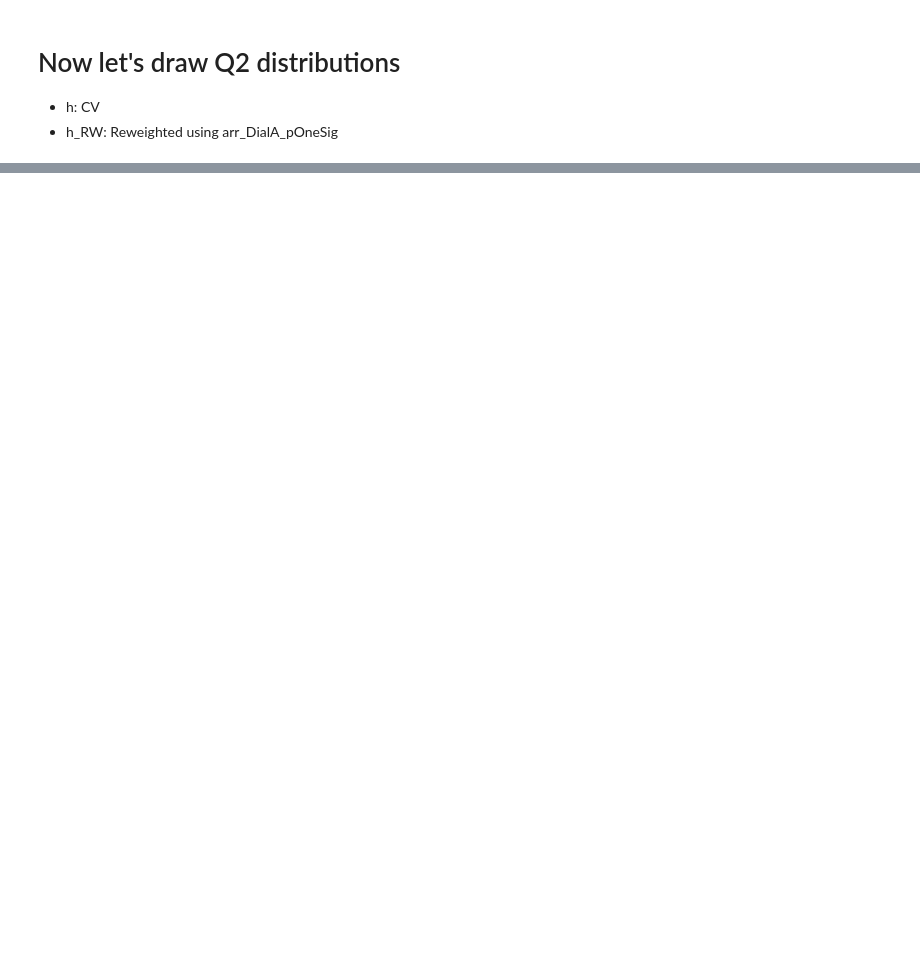
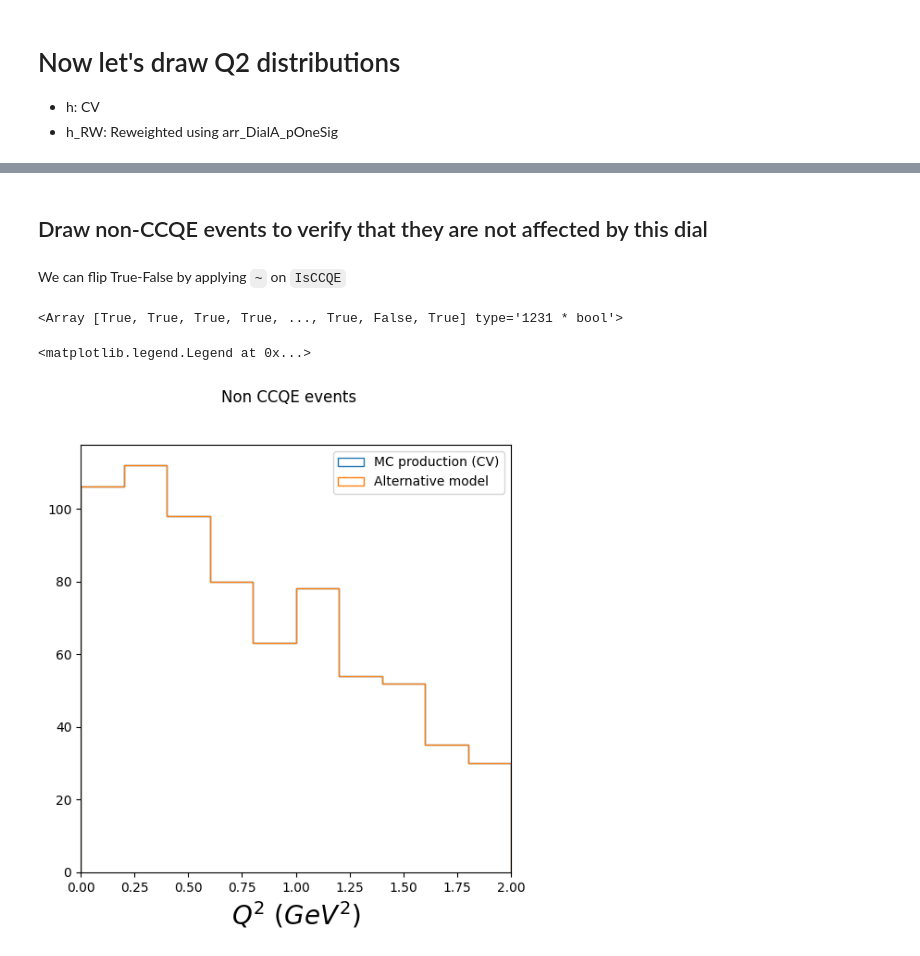
Before and after one commit to jedori0228/DDAS2026_NuSyst, a Jupyter notebook: Tutorial_Part1/DialValidation.ipynb, the cells around one changed output, grey strips where cells are left out. Drawn from its saved outputs; the diff is of its cells as text; code cells hidden in the pictures; blank space fills up the shorter version.

```diff
--- a/Tutorial_Part1/DialValidation.ipynb
+++ b/Tutorial_Part1/DialValidation.ipynb
@@ -109,0 +145,45 @@ Text(0.5, 0, '$Q^{2}$ $(GeV^{2})$')
+# %% [markdown]
+## Draw non-CCQE events to verify that they are not affected by this dial
+# %% [markdown]
+We can flip True-False by applying `~` on `IsCCQE`
+# %%
+~IsCCQE
+# %% [output]
+<Array [True, True, True, True, ..., True, False, True] type='1231 * bool'>
+# %%
+fig, ax = plt.subplots(figsize=(6,6))
+
+Binning = np.linspace(0, 2.0, 10+1)
+
+h_nonccqe = np.histogram(
+    df_event[~IsCCQE]['Q2'],
+    bins=Binning
+)[0]
+ax.hist(
+    Binning[:-1],
+    bins=Binning,
+    weights=h_nonccqe,
+    histtype='step',
+    label='MC production (CV)'
+)
+ax.set_xlim(Binning[0], Binning[-1])
+ax.set_xlabel(r'$Q^{2}$ $(GeV^{2})$', fontsize=20)
+
+h_RW_nonccqe = np.histogram(
+    df_event[~IsCCQE]['Q2'],
+    bins=Binning,
+    weights=arr_DialA_pOneSig[~IsCCQE],
+)[0]
+ax.hist(
+    Binning[:-1],
+    bins=Binning,
+    weights=h_RW_nonccqe,
+    histtype='step',
+    label='Alternative model'
+)
+
+fig.suptitle('Non CCQE events')
+ax.legend(loc='upper right', fontsize=10)
+# %% [output]
+<matplotlib.legend.Legend at 0x...>
+[figure, added]
```
Also changed, not shown: parts of 12 cells of this notebook.
